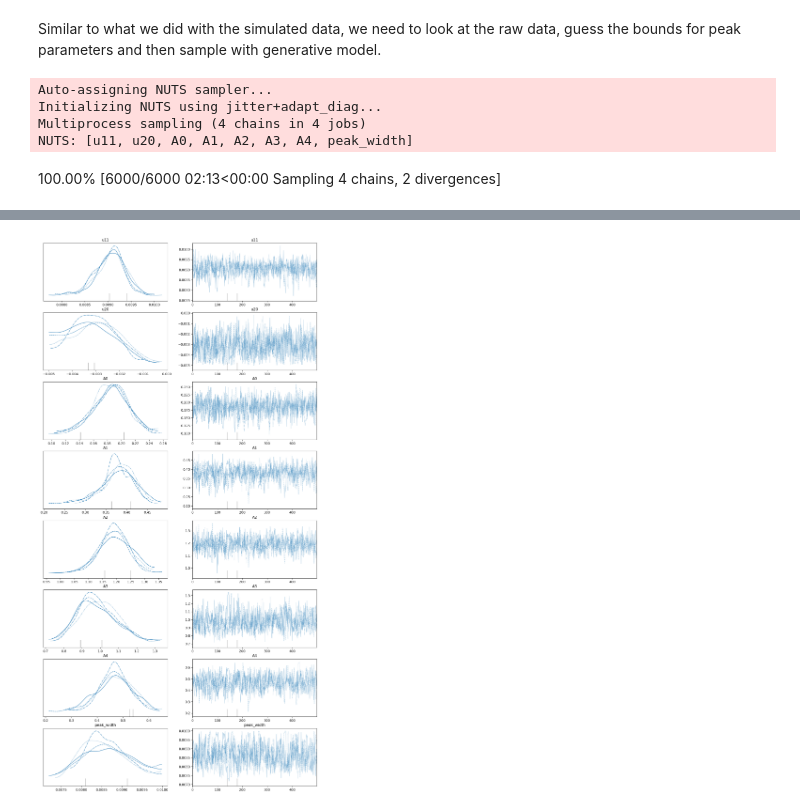
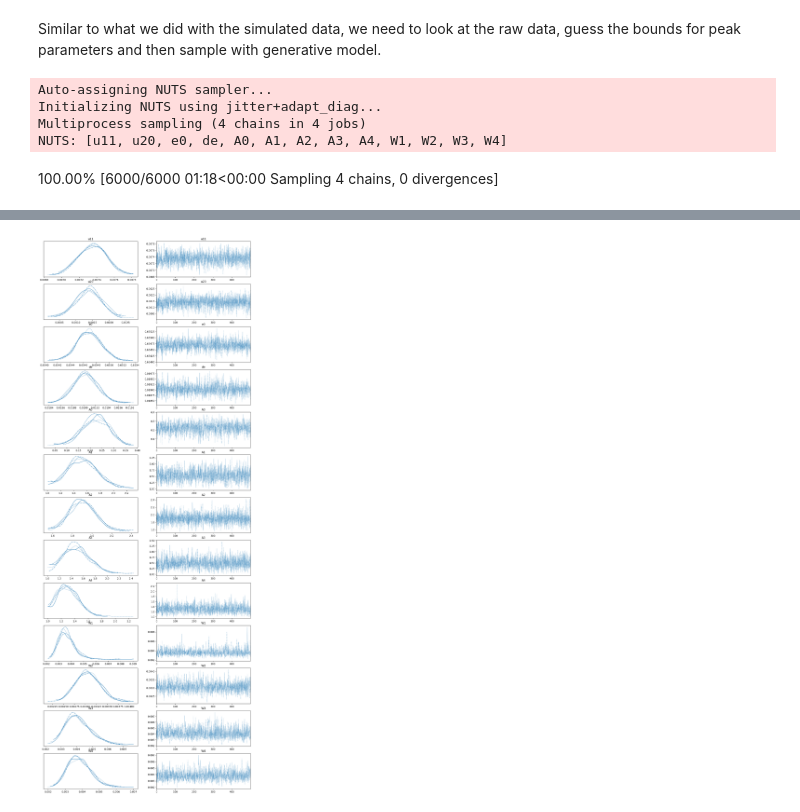
Before and after one commit to phys201/Hamiltonian-photonic-crystal, a Jupyter notebook: Documentation.ipynb, the cells around one changed output, grey strips where cells are left out. Drawn from its saved outputs; the diff is of its cells as text; code cells hidden in the pictures.

```diff
--- a/Documentation.ipynb
+++ b/Documentation.ipynb
@@ -127,8 +127,11 @@ Text(0.5, 1.0, 'Simulated data showing four energy bands of a single C4-symmetri
 From the raw data, we can guess some reasonable bounds for our priors.
 # %%
 #guess the prior bounds
-simu_prior_bounds = {'u11':[0.003, 0.01], 'u20':[-0.001, 0.001], 'A0':[0, 1.2], 'A1':[0.5, 2.5],'A2':[0.5, 2.5], 'A3':[0.5, 2.5], 'A4':[0.5, 2,5], 'peak_width':[0.0005, 0.01]}
-
+prior_W = [0.0015,0.0035]
+prior_A = [0.8,2]
+simu_prior_bounds = {'u11':[0.007, 0.009], 'u20':[0.001, 0.002], 'e0':[0.64,0.68],'de':[0.01,0.03],
+                     'A0':[0,0.8] , 'A1':prior_A ,'A2':prior_A , 'A3':prior_A , 'A4':prior_A,
+                     'W1':prior_W, 'W2':prior_W, 'W3':prior_W, 'W4':prior_W}
 #create the model
 simu_ham_model = Model.Hamiltonian_model(simu_data, simu_prior_bounds)
 # %%
@@ -147,6 +150,6 @@ Sampling 4 chains for 10 tune and 500 draw iterations (40 + 2_000 draws total) t
 # %%
 #summary the fitting results
-simu_summary = az.summary(simu_idata)
+simu_summary = az.summary(simu_idata,round_to=8)
 display(simu_summary)
 # %% [output]
 |  | mean | sd | hdi_3% | hdi_97% | mcse_mean | mcse_sd | ess_bulk | ess_tail | r_hat |
@@ -161,7 +169,7 @@ display(simu_summary)
 # %%
 #plot data with the fitting curve
-u11, u20, A0, A1, A2, A3, A4, sigma_L = simu_summary['mean'].values
-simu_theta = [u11, u20, A0, A1, A2, A3, A4, sigma_L]
+u11, u20,e0,de, A0, A1, A2, A3, A4, W1,W2,W3,W4= simu_summary['mean'].values
+simu_theta = [u11, u20,e0,de, A0, A1, A2, A3, A4, W1,W2,W3,W4]
 model_predictions = Model.fit_curve(simu_normf, simu_theta)
 plt.xlabel("Normalized frequency")
 plt.ylabel("Normalized intensity")
@@ -192,11 +186,20 @@ ham_model = Model.Hamiltonian_model(real_data, prior_bounds)
+# %%
+#guess the prior bounds
+prior_A = [1,2.5]
+prior_W = [0.001,0.03]
+prior_bounds = {'u11':[0.005, 0.01], 'u20':[0, 0.005], 'e0':[0.64,0.67],'de':[0.005,0.025],
+                     'A0':[0, 1], 'A1':prior_A,'A2':prior_A, 'A3':prior_A, 'A4':prior_A,
+                     'W1':prior_W, 'W2':prior_W, 'W3':prior_W, 'W4':prior_W}
+#create the model
+ham_model = Model.Hamiltonian_model(real_data, prior_bounds)
 # %%
 with ham_model:
-    idata = pm.sample(500) ## VINNY's EDITS: delete tune =10 because that value is too small.
+    idata = pm.sample(500)
 
-az.plot_trace(idata, figsize=(15,30));
+az.plot_trace(idata, figsize=(15,40));
 # %% [output]
 Auto-assigning NUTS sampler...
 Initializing NUTS using jitter+adapt_diag...
 Multiprocess sampling (4 chains in 4 jobs)
-NUTS: [u11, u20, A0, A1, A2, A3, A4, peak_width]
+NUTS: [u11, u20, e0, de, A0, A1, A2, A3, A4, W1, W2, W3, W4]
-100.00% [6000/6000 02:13<00:00 Sampling 4 chains, 2 divergences]
+100.00% [6000/6000 01:18<00:00 Sampling 4 chains, 0 divergences]
@@ -204,4 +207,4 @@ Sampling 4 chains for 1_000 tune and 500 draw iterations (4_000 + 2_000 draws to
-[figure, old version]
+[figure, new version]
 # %%
 #summary the fitting results
 summary = az.summary(idata)
```
Also changed, not shown: parts of 10 cells of this notebook.
